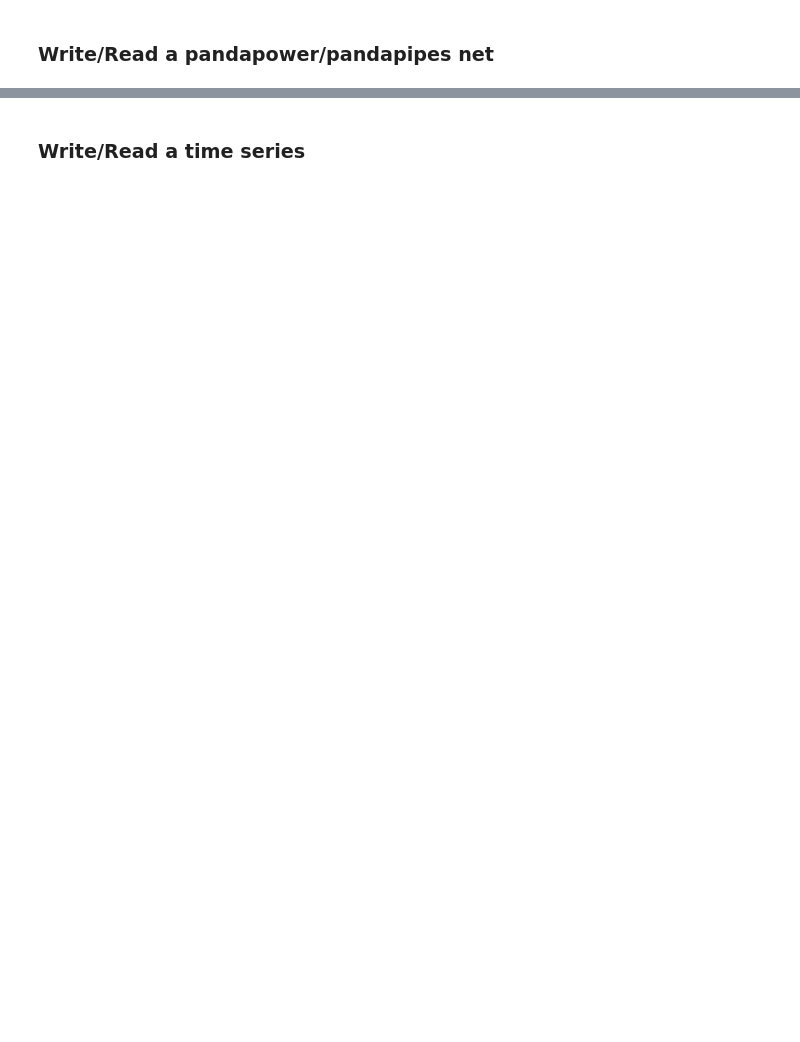
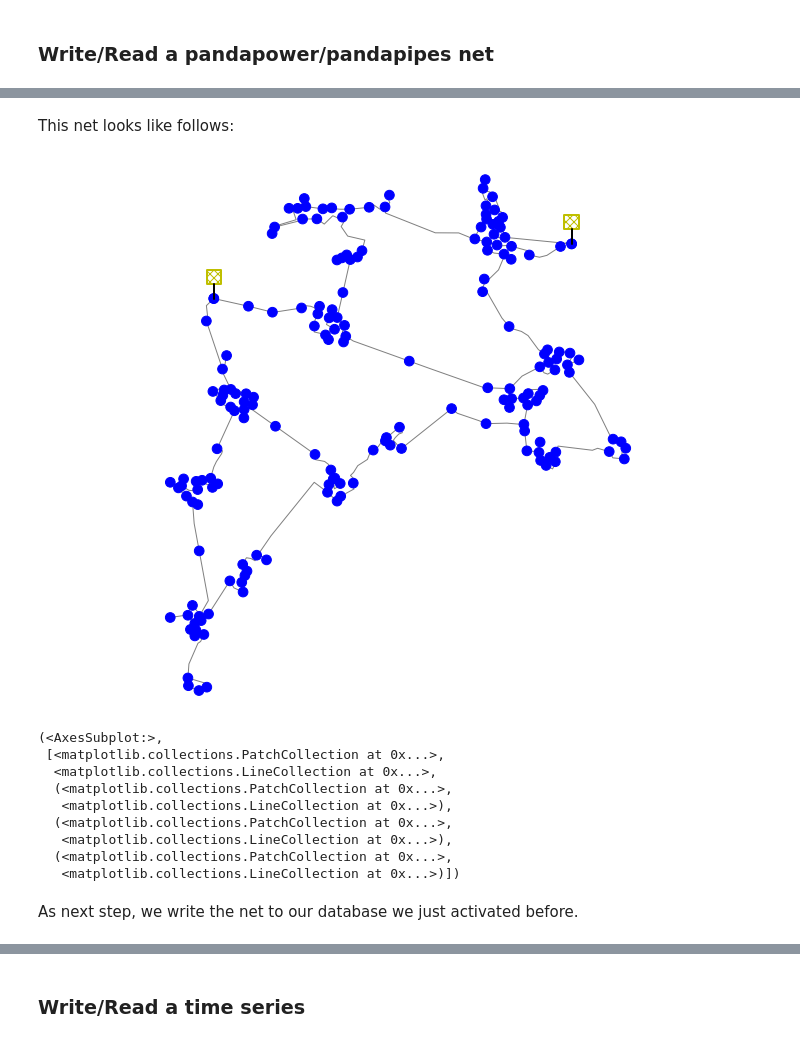
Before and after one commit to e2nIEE/pandahub, a Jupyter notebook: tutorials/02_pandahub IO methods - interactions with a MongoDB database.ipynb, the cells around one changed output, grey strips where cells are left out. Drawn from its saved outputs; the diff is of its cells as text; code cells hidden in the pictures; blank space fills up the shorter version.

```diff
--- a/tutorials/02_pandahub IO methods - interactions with a MongoDB database.ipynb
+++ b/tutorials/02_pandahub IO methods - interactions with a MongoDB database.ipynb
@@ -34,0 +45,4 @@ This is an example how to write and read a pandapower/pandapipes net as well as
+# %%
+from pandapower import networks as nws
+
+net_orig = nws.mv_oberrhein()
@@ -34,0 +54,19 @@ This is an example how to write and read a pandapower/pandapipes net as well as
+# %% [markdown]
+This net looks like follows:
+# %%
+from pandapower.plotting import simple_plot
+
+simple_plot(net_orig)
+# %% [output]
+[figure, added]
+(<AxesSubplot:>,
+ [<matplotlib.collections.PatchCollection at 0x...>,
+  <matplotlib.collections.LineCollection at 0x...>,
+  (<matplotlib.collections.PatchCollection at 0x...>,
+   <matplotlib.collections.LineCollection at 0x...>),
+  (<matplotlib.collections.PatchCollection at 0x...>,
+   <matplotlib.collections.LineCollection at 0x...>),
+  (<matplotlib.collections.PatchCollection at 0x...>,
+   <matplotlib.collections.LineCollection at 0x...>)])
+# %% [markdown]
+As next step, we write the net to our database we just activated before.
```
Also changed, not shown: parts of 53 cells of this notebook, 2 other files.
